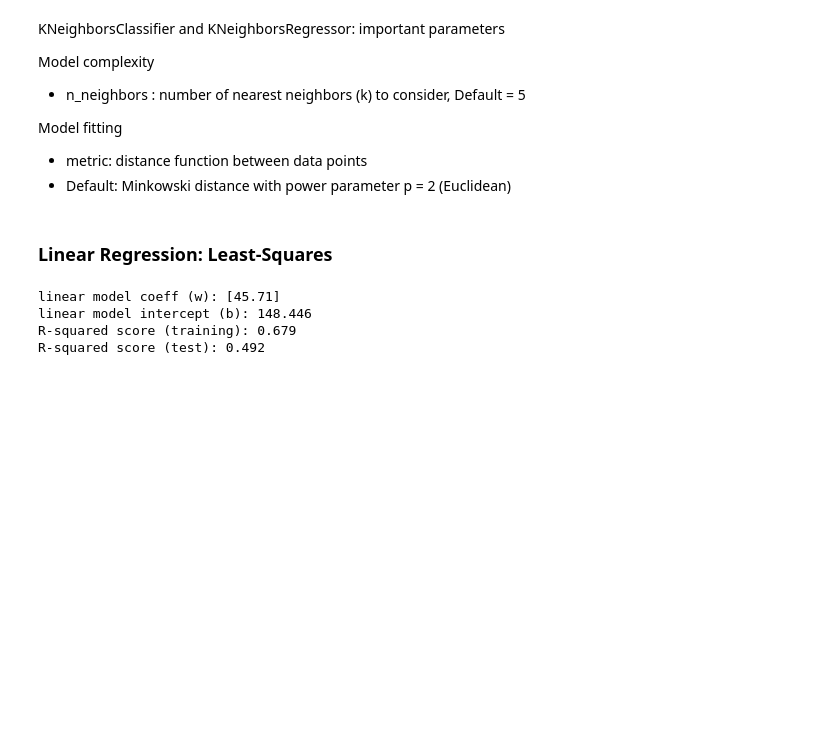
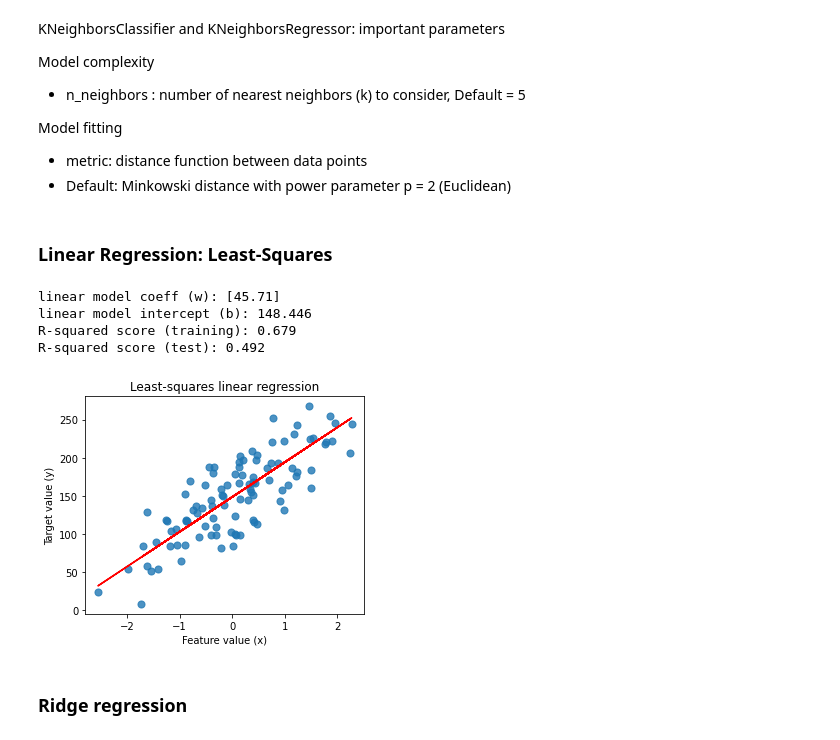
Before and after one commit to danielwon01/Applied-Data-Science-with-Python, a Jupyter notebook: Applied_Machine_Learning_in_Python/Supervised Machine Learning.ipynb, the cells around one changed output. Saved outputs shown, nothing was run; the diff lists cells and outputs as text; code cells hidden in the pictures; blank space fills up the shorter version.

```diff
--- a/Applied_Machine_Learning_in_Python/Supervised Machine Learning.ipynb
+++ b/Applied_Machine_Learning_in_Python/Supervised Machine Learning.ipynb
@@ -238,3 +238,15 @@ linear model coeff (w): [45.71]
 linear model intercept (b): 148.446
 R-squared score (training): 0.679
 R-squared score (test): 0.492
+# %%
+fig , ax = plt.subplots(figsize = (5,4))
+ax.scatter(X_R1 , y_R1, marker  = "o" , s= 50 , alpha = 0.8)
+ax.plot(X_R1 , linreg.coef_ * X_R1 + linreg.intercept_ , 'r-')   # Y = WoXo + B ,  W =  linreg.coef_ , b= linreg.intercept_
+ax.set_title("Least-squares linear regression")
+ax.set_xlabel("Feature value (x)")
+ax.set_ylabel("Target value (y)")
+plt.show()
+# %% [output]
+[figure, added]
+# %% [markdown]
+### Ridge regression
```
Also changed, not shown: parts of 13 cells of this notebook.
